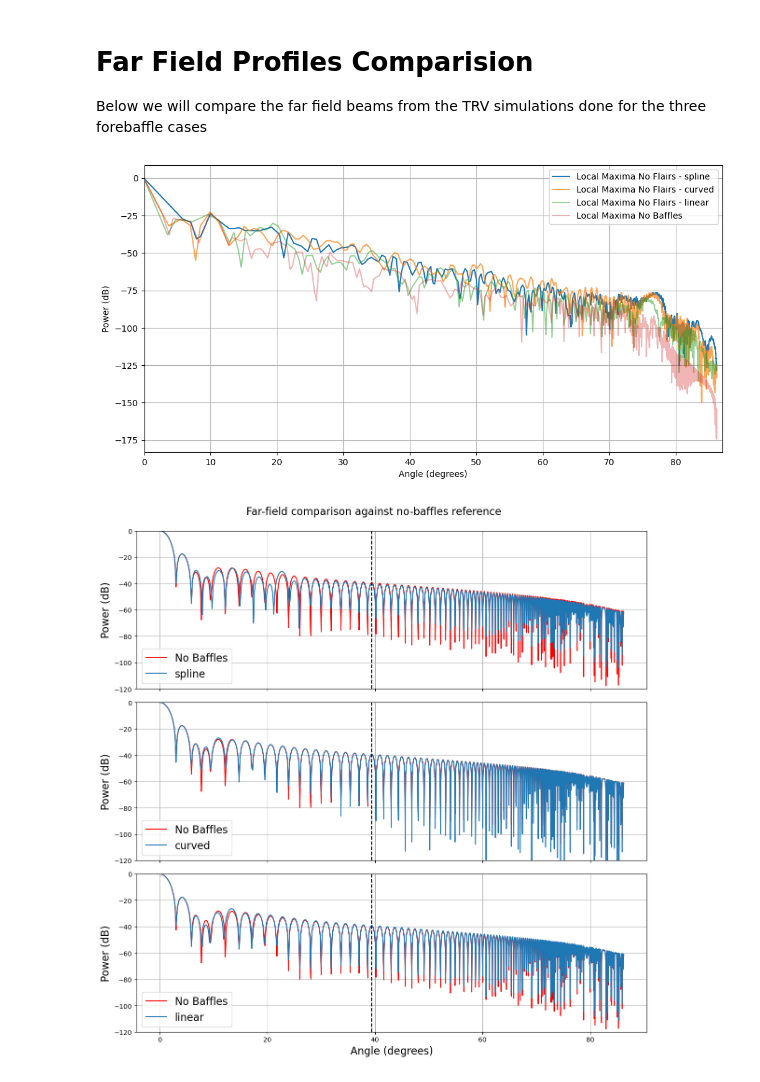
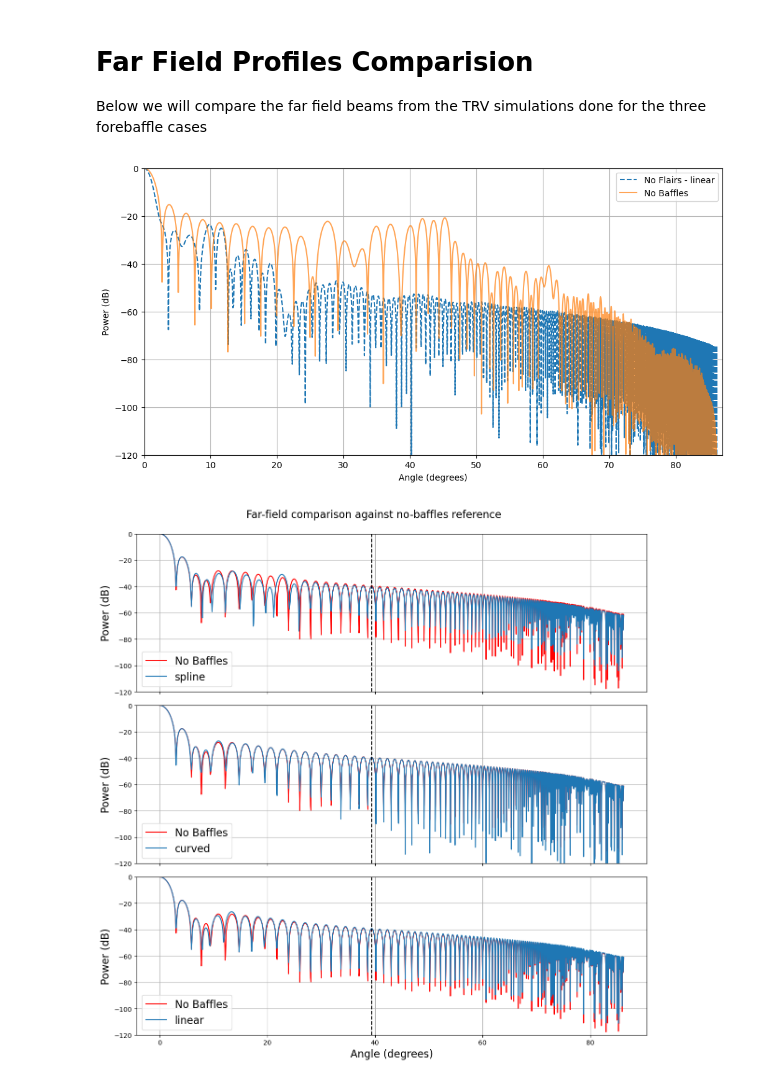
Before and after one commit to aa16oaslak/MeepSAT, a Jupyter notebook: examples/02_simple_single_lens_AddedComplexities_TFWDxTRV_b.ipynb, the cells around one changed output. Cells and saved outputs as stored; diff of their text form; code cells hidden in the pictures.

```diff
--- a/examples/02_simple_single_lens_AddedComplexities_TFWDxTRV_b.ipynb
+++ b/examples/02_simple_single_lens_AddedComplexities_TFWDxTRV_b.ipynb
@@ -206,77 +206,78 @@ def moving_average(data, window_size):
     return np.convolve(data, np.ones(window_size)/window_size, mode='valid')
 wss = 5
 for i, label in enumerate(label_fb_config):
-    # No Flairs
-    no_flairs_data = load_farfield_data(trv_no_flairs_path, label)
-    power_dB_no_flairs = no_flairs_data['power_dB']
-    angle_no_flairs = no_flairs_data['angle']
-    peak_angles_no_flairs, peak_power_no_flairs = find_local_maxima(power_dB_no_flairs, angle_no_flairs, apply_smoothing=False)
+    if i==2:
+        # No Flairs
+        no_flairs_data = load_farfield_data(trv_no_flairs_path, label)
+        power_dB_no_flairs = no_flairs_data['power_dB']
+        angle_no_flairs = no_flairs_data['angle']
+        peak_angles_no_flairs, peak_power_no_flairs = find_local_maxima(power_dB_no_flairs, angle_no_flairs, apply_smoothing=False)
 
-    # With Flairs
-    with_flairs_data = load_farfield_data(trv_with_flairs_path, label)
-    power_dB_with_flairs = with_flairs_data['power_dB']
-    angle_with_flairs = with_flairs_data['angle']
-    peak_angles_with_flairs, peak_power_with_flairs = find_local_maxima(power_dB_with_flairs, angle_with_flairs, apply_smoothing=False)
+        # With Flairs
+        with_flairs_data = load_farfield_data(trv_with_flairs_path, label)
+        power_dB_with_flairs = with_flairs_data['power_dB']
+        angle_with_flairs = with_flairs_data['angle']
+        peak_angles_with_flairs, peak_power_with_flairs = find_local_maxima(power_dB_with_flairs, angle_with_flairs, apply_smoothing=False)
 
-    # # Plot the far-field patterns for each configuration
-    # plt.plot(angle_no_flairs, power_dB_no_flairs, label=f'No Flairs - {label}', linestyle='--', alpha=alpha)
-    # plt.plot(angle_with_flairs, power_dB_with_flairs, label=f'With Flairs - {label}', linestyle='-', alpha=alpha)
+        # # Plot the far-field patterns for each configuration
+        plt.plot(angle_no_flairs, power_dB_no_flairs, label=f'No Flairs - {label}', linestyle='--', alpha=alpha)
+        # plt.plot(angle_with_flairs, power_dB_with_flairs, label=f'With Flairs - {label}', linestyle='-', alpha=alpha)
 
 
-    # plot the moving average of the far-field patterns for each configuration
-    window_size = wss  # Adjust the window size as needed
-    smoothed_no_flairs = moving_average(power_dB_no_flairs, window_size)
-    smoothed_with_flairs = moving_average(power_dB_with_flairs, window_size)
+        # plot the moving average of the far-field patterns for each configuration
+        window_size = wss  # Adjust the window size as needed
+        smoothed_no_flairs = moving_average(power_dB_no_flairs, window_size)
+        smoothed_with_flairs = moving_average(power_dB_with_flairs, window_size)
 
-    # Find the local maxima of the smoothed data
-    peak_angles_no_flairs_smoothed, peak_power_no_flairs_smoothed = find_local_maxima(smoothed_no_flairs, angle_no_flairs[:len(smoothed_no_flairs)], apply_smoothing=False)
-    peak_angles_with_flairs_smoothed, peak_power_with_flairs_smoothed = find_local_maxima(smoothed_with_flairs, angle_with_flairs[:len(smoothed_with_flairs)], apply_smoothing=False)
+        # Find the local maxima of the smoothed data
+        peak_angles_no_flairs_smoothed, peak_power_no_flairs_smoothed = find_local_maxima(smoothed_no_flairs, angle_no_flairs[:len(smoothed_no_flairs)], apply_smoothing=False)
+        peak_angles_with_flairs_smoothed, peak_power_with_flairs_smoothed = find_local_maxima(smoothed_with_flairs, angle_with_flairs[:len(smoothed_with_flairs)], apply_smoothing=False)
 
-    # plt.plot(angle_no_flairs[:len(smoothed_no_flairs)], smoothed_no_flairs, label=f'Smoothed No Flairs - {label}', linestyle='--', alpha=alpha)
-    # plt.plot(angle_with_flairs[:len(smoothed_with_flairs)], smoothed_with_flairs, label=f'Smoothed With Flairs - {label}', linestyle='-', alpha=alpha)
+        # plt.plot(angle_no_flairs[:len(smoothed_no_flairs)], smoothed_no_flairs, label=f'Smoothed No Flairs - {label}', linestyle='--', alpha=alpha)
+        # plt.plot(angle_with_flairs[:len(smoothed_with_flairs)], smoothed_with_flairs, label=f'Smoothed With Flairs - {label}', linestyle='-', alpha=alpha)
 
-    # Plot the local maxima of the smoothed data
-    plt.plot(peak_angles_no_flairs_smoothed, peak_power_no_flairs_smoothed, label=f'Local Maxima No Flairs - {label}', alpha=alpha)
-    # plt.plot(peak_angles_with_flairs_smoothed, peak_power_with_flairs_smoothed, label=f'Local Maxima With Flairs - {label}', alpha=alpha)
+        # Plot the local maxima of the smoothed data
+        # plt.plot(peak_angles_no_flairs_smoothed, peak_power_no_flairs_smoothed, label=f'Local Maxima No Flairs - {label}', alpha=alpha)
+        # plt.plot(peak_angles_with_flairs_smoothed, peak_power_with_flairs_smoothed, label=f'Local Maxima With Flairs - {label}', alpha=alpha)
 
-    # Plot the local maxima for each configuration
-    # Normalise to the no baffles case for comparison
-    # plt.plot(peak_angles_no_flairs, peak_power_no_flairs, label=f'No Flairs - {label}')
-    # plt.plot(peak_angles_with_flairs, peak_power_with_flairs, label=f'With Flairs - {label}')
+        # Plot the local maxima for each configuration
+        # Normalise to the no baffles case for comparison
+        # plt.plot(peak_angles_no_flairs, peak_power_no_flairs, label=f'No Flairs - {label}')
+        # plt.plot(peak_angles_with_flairs, peak_power_with_flairs, label=f'With Flairs - {label}')
 
-    # Pass the loop after one case
-    # break
-    alpha *= 0.7  # Reduce transparency for subsequent plots
+        # Pass the loop after one case
+        # break
+        alpha *= 0.7  # Reduce transparency for subsequent plots
 
 
 # Plot the far-field pattern for the no baffles case
-# plt.plot(angle_no_baffles, power_dB_no_baffles, label=f'No Baffles', linestyle='-', alpha=alpha)
+plt.plot(angle_no_baffles, power_dB_no_baffles, label=f'No Baffles', linestyle='-', alpha=alpha)
 
 # # Plot the local maxima for the no baffles case
 # plt.plot(peak_angles_no_baffles, peak_power_no_baffles, label=f'No Baffles')
 
 # Plot the moving average of the far-field pattern for the no baffles case
 window_size = wss  # Adjust the window size as needed
 smoothed_no_baffles = moving_average(power_dB_no_baffles, window_size)
 # Find the local maxima of the smoothed data for the no baffles case
 peak_angles_no_baffles_smoothed, peak_power_no_baffles_smoothed = find_local_maxima(smoothed_no_baffles, angle_no_baffles[:len(smoothed_no_baffles)], apply_smoothing=False)
 
 # Plot the smoothed far-field pattern for the no baffles case
 # plt.plot(angle_no_baffles[:len(smoothed_no_baffles)], smoothed_no_baffles, label=f'Smoothed No Baffles', linestyle='-', alpha=alpha)
 
 # Plot the local maxima of the smoothed data for the no baffles case
-plt.plot(peak_angles_no_baffles_smoothed, peak_power_no_baffles_smoothed, label=f'Local Maxima No Baffles', alpha=alpha)
+# plt.plot(peak_angles_no_baffles_smoothed, peak_power_no_baffles_smoothed, label=f'Local Maxima No Baffles', alpha=alpha)
 
 plt.xlabel('Angle (degrees)')
 plt.ylabel('Power (dB)')
 # plt.title('Far-Field Patterns')
 plt.xlim(0, 87)
-# plt.ylim(-120,0)
+plt.ylim(-120,0)
 plt.legend()
 plt.grid(True)
 plt.show()
 # %% [output]
-[figure, old version]
+[figure, new version]
 # %%
 import numpy as np
 from scipy.interpolate import interp1d
```
Also changed, not shown: 12 other files.
